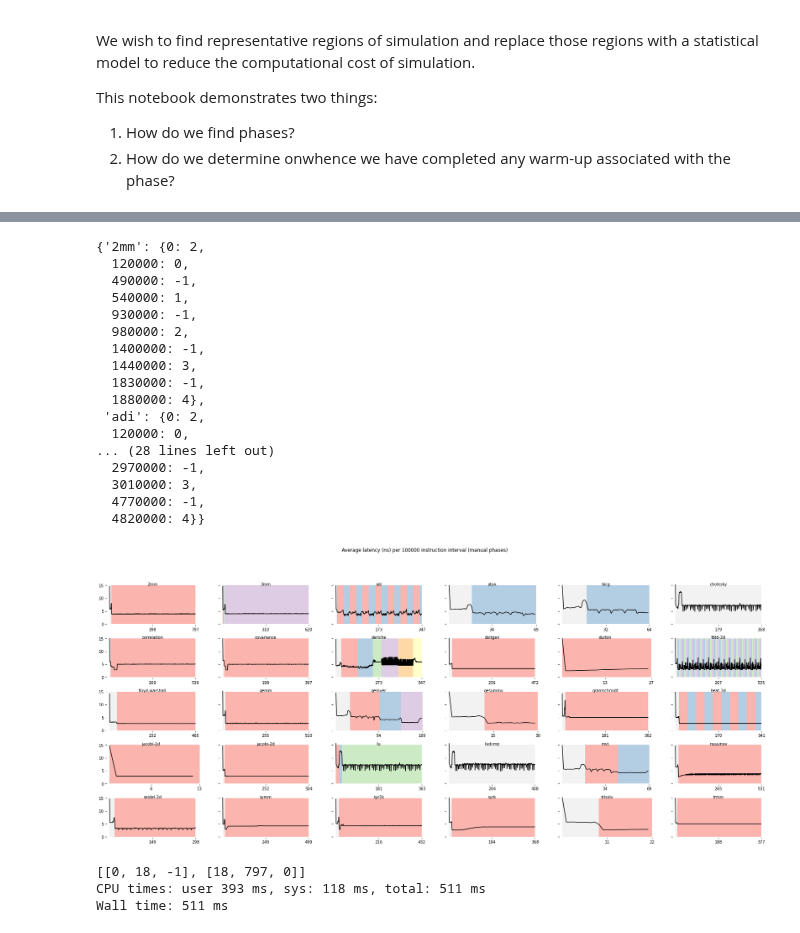
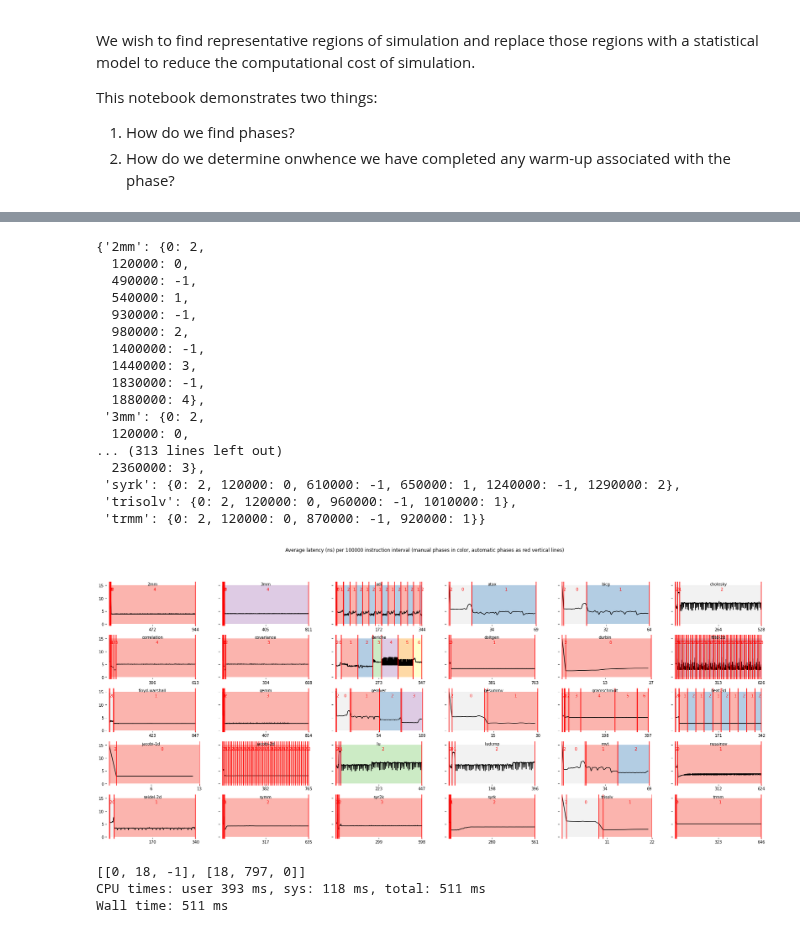
Before and after one commit to plavin/multifidelity, a Jupyter notebook: ParrotPhaseDetection.ipynb, the cells around one changed output, grey strips where cells are left out. Saved outputs shown, nothing was run; the diff lists cells and outputs as text; code cells hidden in the pictures.

Commit message:
add in automatic phase detection to plot

```diff
--- a/ParrotPhaseDetection.ipynb
+++ b/ParrotPhaseDetection.ipynb
@@ -43,8 +43,8 @@ _ = importlib.reload(FastPhaseDetector)
 import stackprinter
 stackprinter.set_excepthook(style='lightbg3')
 # %%
-#DATA_DIR = 'parrot-traces/medium-100ms-manualpd-newtracefmt/'
-DATA_DIR = 'parrot-traces/medium-test/'
+DATA_DIR = 'parrot-traces/medium-100ms-manualpd-newtracefmt/'
+#DATA_DIR = 'parrot-traces/medium-test/'
 # %%
 TRACES = TraceList(DATA_DIR)
 # %%
@@ -79,13 +79,13 @@ phases
   1440000: 3,
   1830000: -1,
   1880000: 4},
- 'adi': {0: 2,
+ '3mm': {0: 2,
   120000: 0,
-... (28 lines left out)
-  2970000: -1,
-  3010000: 3,
-  4770000: -1,
-  4820000: 4}}
+... (313 lines left out)
+  2360000: 3},
+ 'syrk': {0: 2, 120000: 0, 610000: -1, 650000: 1, 1240000: -1, 1290000: 2},
+ 'trisolv': {0: 2, 120000: 0, 960000: -1, 1010000: 1},
+ 'trmm': {0: 2, 120000: 0, 870000: -1, 920000: 1}}
 # %%
 @jit
 def get_phase_changes(phases):
@@ -134,6 +134,29 @@ def latency_phase_plot(ax, t, interval_len):
     reformat_ax(ax)
     ax.set_xticks([nintervals//2, nintervals])
 
+    # Add in automated PD lines
+    pc = phases[t.name]
+    pc[len(series)] = -1 # add in a fake final phase end
+
+    #last_phase_start = 0
+    #last_phase_id = -1
+    #for phase_start, phase_id in pc.items():
+    #    ax.axvline(phase_start//interval_len, color='red')
+    #    if phase_start != 0 and last_phase_id != -1:
+    #        phase_len = (phase_start - last_phase_start) / 2
+    #        phase_center = (last_phase_start + phase_len)/interval_len
+    #        ax.text(phase_center, 13, str(last_phase_id), color='red')
+    #    last_phase_start = phase_start
+    #    last_phase_id = phase_id
+
+    for i in range(len(pc.keys())):
+        phase_start = list(pc.keys())[i]
+        phase_id = pc[phase_start]
+        ax.axvline(phase_start//interval_len, color='red')
+
+        if i != len(pc.keys())-1 and phase_id != -1:
+            center = (phase_start + (list(pc.keys())[i+1] - phase_start)/2)/interval_len
+            ax.text(center, 13, str(phase_id), color='red')
 
     # Add background patches for each interval
     color = Pastel1[9]
@@ -160,10 +183,10 @@ def plot_all(traces, plotter, param, suptitle, filename=None):
     return accum
 # %%
 interval_len = 100000
-title = f'Average latency (ns) per {interval_len} instruction interval (manual phases)'
-_ = plot_all(TRACES, latency_phase_plot, interval_len, title)
+title = f'Average latency (ns) per {interval_len} instruction interval (manual phases in color, automatic phases as red vertical lines)'
+_ = plot_all(TRACES, latency_phase_plot, interval_len, title, 'plots/manual-vs-automatic-phases.png')
 # %% [output]
-[figure, old version]
+[figure, new version]
 # %%
 %%time
 aa = np.array(TRACES[0].load()['phase'])
```
Also changed, not shown: parts of 4 cells of this notebook.
